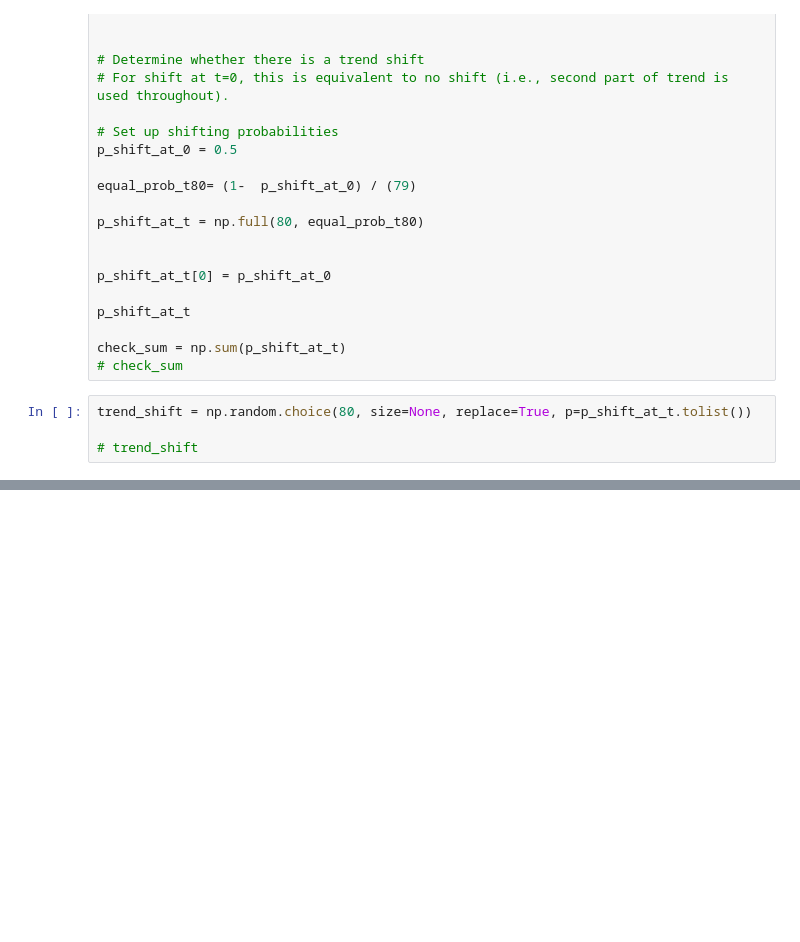
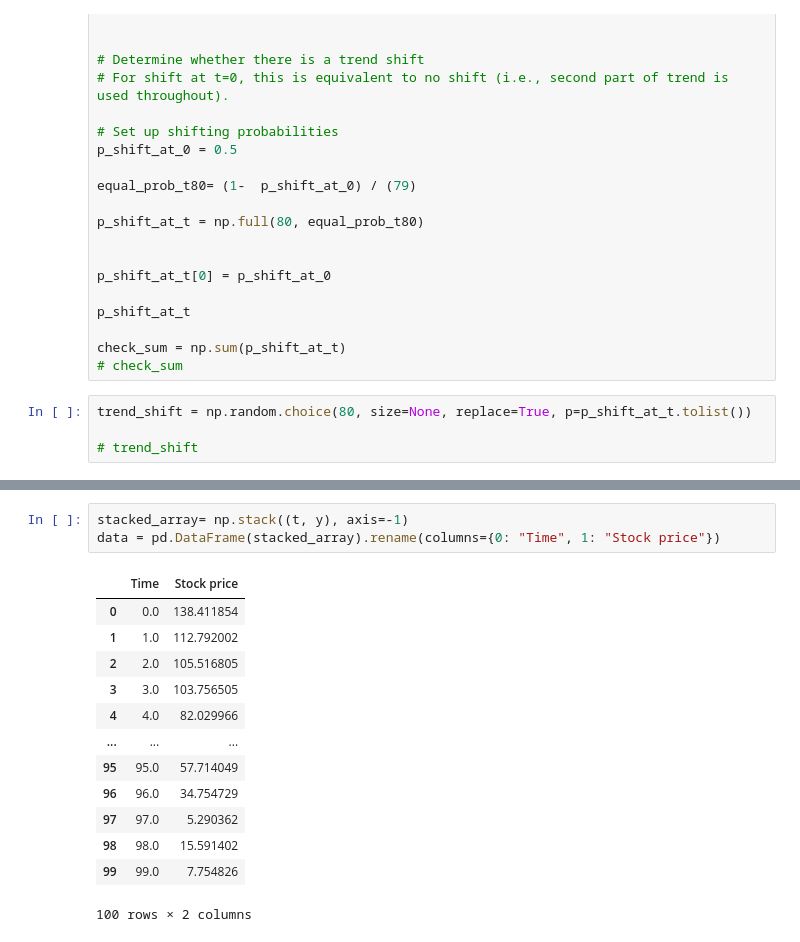
Before and after one commit to philippschirmer/experiment_model_persuasion, a Jupyter notebook: src/sandbox/model_generation_test.ipynb, the cells around one changed output, grey strips where cells are left out. Cells and saved outputs as stored; diff of their text form; blank space fills up the shorter version.

```diff
--- a/src/sandbox/model_generation_test.ipynb
+++ b/src/sandbox/model_generation_test.ipynb
@@ -145,3 +145,20 @@ AxisError: axis 1 is out of bounds for array of dimension 1
+# %%
+stacked_array= np.stack((t, y), axis=-1)
+data = pd.DataFrame(stacked_array).rename(columns={0: "Time", 1: "Stock price"})
+# %% [output]
+|  | Time | Stock price |
+| 0 | 0.0 | 138.411854 |
+| 1 | 1.0 | 112.792002 |
+| 2 | 2.0 | 105.516805 |
+| 3 | 3.0 | 103.756505 |
+| 4 | 4.0 | 82.029966 |
+| ... | ... | ... |
+| 95 | 95.0 | 57.714049 |
+| 96 | 96.0 | 34.754729 |
+| 97 | 97.0 | 5.290362 |
+| 98 | 98.0 | 15.591402 |
+| 99 | 99.0 | 7.754826 |
+100 rows × 2 columns
 # %%
 # TODO: draw in regressions.
 # Isn't it better to use plotly?
```
Also changed, not shown: parts of 6 cells of this notebook, 6 other files.
